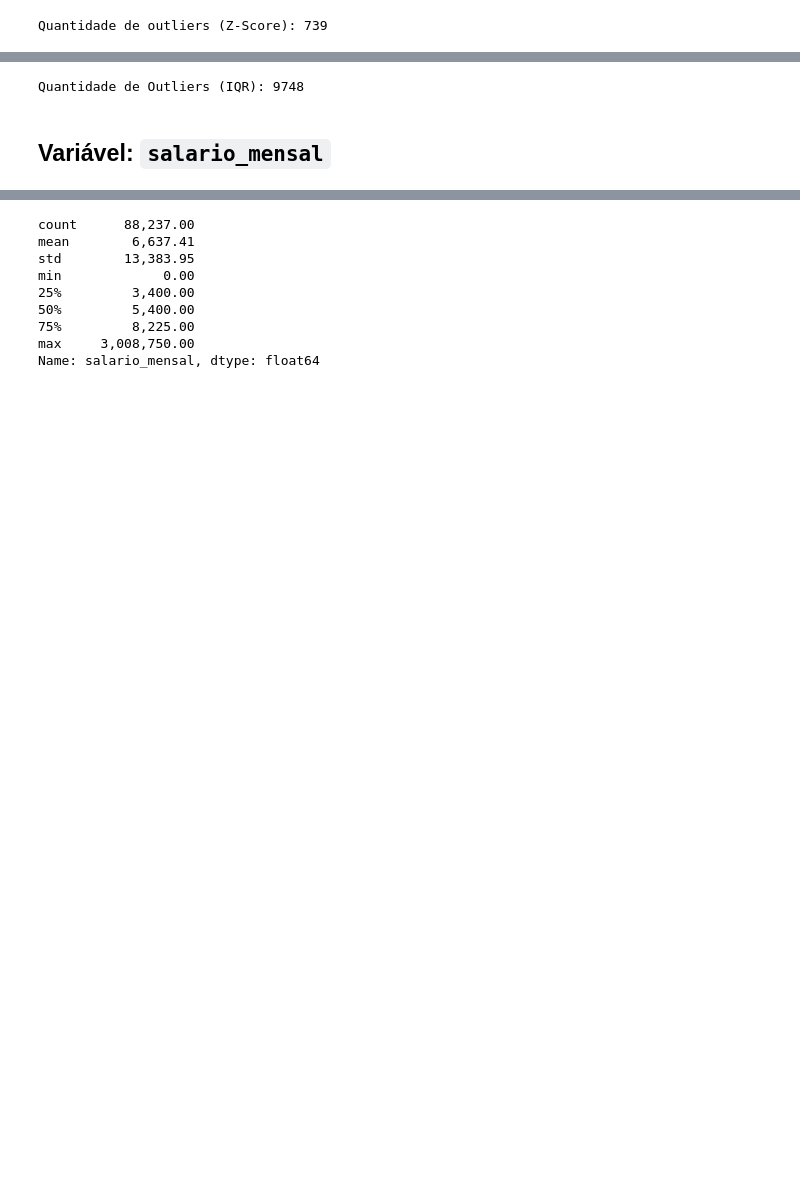
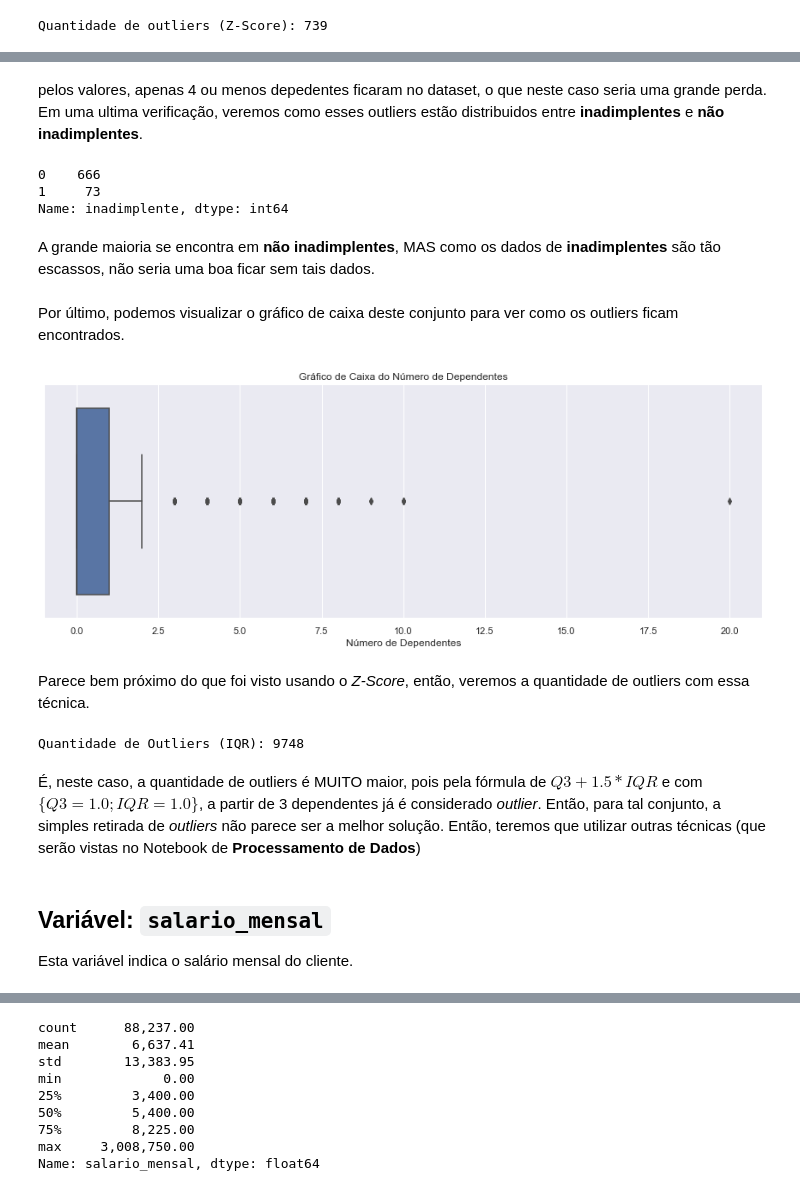
Before and after one commit to juan-burtet/test_data_scientist, a Jupyter notebook: notebooks/01 - Análise dos Dados de Treino.ipynb, the cells around one changed output, grey strips where cells are left out. Saved outputs shown, nothing was run; the diff lists cells and outputs as text; code cells hidden in the pictures; blank space fills up the shorter version.

```diff
--- a/notebooks/01 - Análise dos Dados de Treino.ipynb
+++ b/notebooks/01 - Análise dos Dados de Treino.ipynb
@@ -280,6 +364,33 @@ Quantidade de outliers (Z-Score): 739
+# %% [markdown]
+pelos valores, apenas 4 ou menos depedentes ficaram no dataset, o que neste caso seria uma grande perda. Em uma ultima verificação, veremos como esses outliers estão distribuidos entre **inadimplentes** e **não inadimplentes**.
+# %%
+outliers['inadimplente'].value_counts()
+# %% [output]
+0    666
+1     73
+Name: inadimplente, dtype: int64
+# %% [markdown]
+A grande maioria se encontra em **não inadimplentes**, MAS como os dados de **inadimplentes** são tão escassos, não seria uma boa ficar sem tais dados.
+# %% [markdown]
+Por último, podemos visualizar o gráfico de caixa deste conjunto para ver como os outliers ficam encontrados.
+# %%
+plt.figure(figsize=(15,5))
+sns.boxplot(data=df, x='numero_de_dependentes')
+
+plt.title('Gráfico de Caixa do Número de Dependentes')
+plt.xlabel('Número de Dependentes')
+plt.show()
+# %% [output]
+[figure, added]
+# %% [markdown]
+Parece bem próximo do que foi visto usando o *Z-Score*, então, veremos a quantidade de outliers com essa técnica.
 # %%
 outliers_iqr('numero_de_dependentes')
 # %% [output]
 Quantidade de Outliers (IQR): 9748
-# %% [markdown]
-## Variável: `salario_mensal`
+# %% [markdown]
+É, neste caso, a quantidade de outliers é MUITO maior, pois pela fórmula de $Q3 + 1.5 * IQR$ e com $\{Q3 = 1.0 ; IQR = 1.0\}$, a partir de 3 dependentes já é considerado *outlier*. Então, para tal conjunto, a simples retirada de *outliers* não parece ser a melhor solução. Então, teremos que utilizar outras técnicas (que serão vistas no Notebook de **Processamento de Dados**)
+# %% [markdown]
+## Variável: `salario_mensal`
+
+Esta variável indica o salário mensal do cliente.
```
Also changed, not shown: parts of 159 cells of this notebook.
